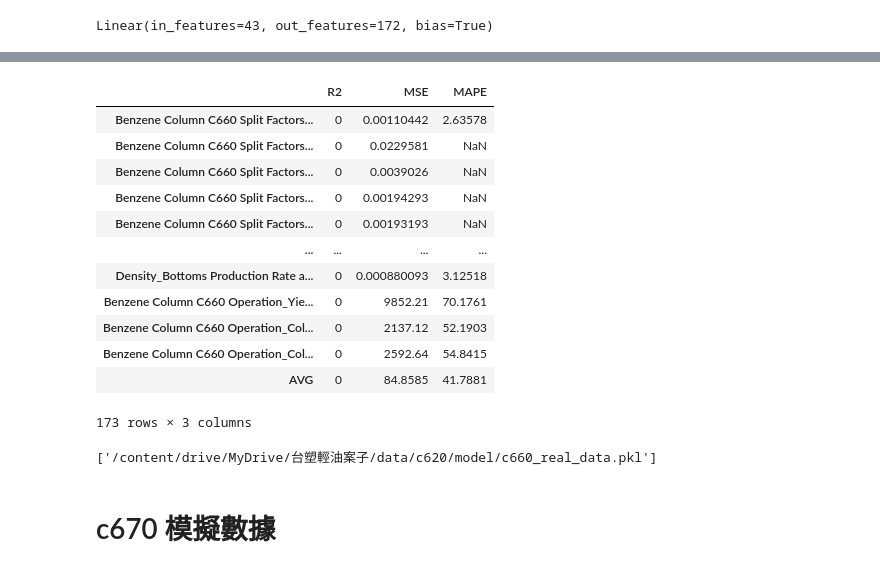
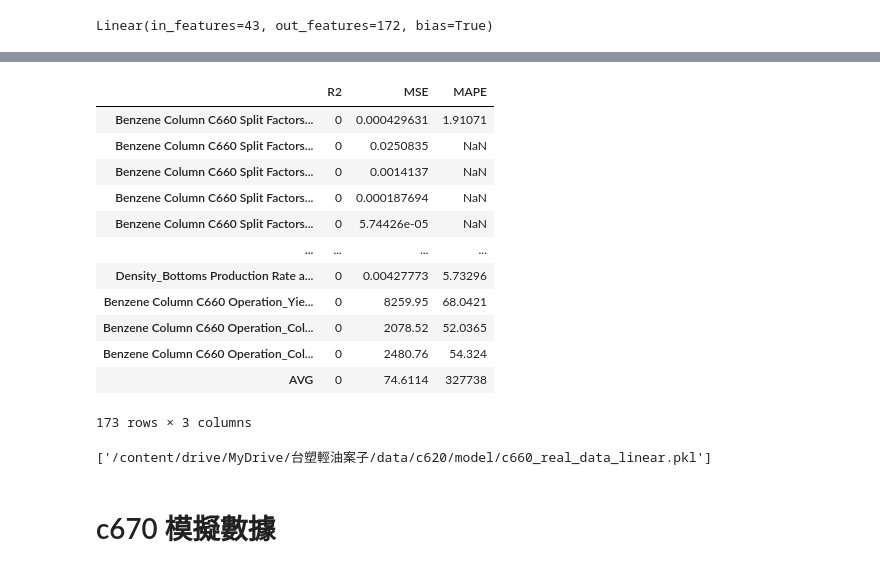
Before and after one commit to skywalker0803r/c620, a Jupyter notebook: notebook/linear_model.ipynb, the cells around one changed output, grey strips where cells are left out. Cells and saved outputs as stored; diff of their text form; code cells hidden in the pictures.

```diff
--- a/notebook/linear_model.ipynb
+++ b/notebook/linear_model.ipynb
@@ -151,25 +151,25 @@ epoch:0 train_loss:1.0850 valid_loss:1.1283
 <autorch.utils.part.PartBulider at 0x...>
 # %%
-c660_model.test(e=0.02)
+c660_model.test()
 # %% [output]
 |  | R2 | MSE | MAPE |
-| Benzene Column C660 Split Factors... | 0 | 0.00110442 | 2.63578 |
-| Benzene Column C660 Split Factors... | 0 | 0.0229581 | NaN |
-| Benzene Column C660 Split Factors... | 0 | 0.0039026 | NaN |
-| Benzene Column C660 Split Factors... | 0 | 0.00194293 | NaN |
-| Benzene Column C660 Split Factors... | 0 | 0.00193193 | NaN |
+| Benzene Column C660 Split Factors... | 0 | 0.000429631 | 1.91071 |
+| Benzene Column C660 Split Factors... | 0 | 0.0250835 | NaN |
+| Benzene Column C660 Split Factors... | 0 | 0.0014137 | NaN |
+| Benzene Column C660 Split Factors... | 0 | 0.000187694 | NaN |
+| Benzene Column C660 Split Factors... | 0 | 5.74426e-05 | NaN |
 | ... | ... | ... | ... |
-| Density_Bottoms Production Rate a... | 0 | 0.000880093 | 3.12518 |
-| Benzene Column C660 Operation_Yie... | 0 | 9852.21 | 70.1761 |
-| Benzene Column C660 Operation_Col... | 0 | 2137.12 | 52.1903 |
-| Benzene Column C660 Operation_Col... | 0 | 2592.64 | 54.8415 |
-| AVG | 0 | 84.8585 | 41.7881 |
+| Density_Bottoms Production Rate a... | 0 | 0.00427773 | 5.73296 |
+| Benzene Column C660 Operation_Yie... | 0 | 8259.95 | 68.0421 |
+| Benzene Column C660 Operation_Col... | 0 | 2078.52 | 52.0365 |
+| Benzene Column C660 Operation_Col... | 0 | 2480.76 | 54.324 |
+| AVG | 0 | 74.6114 | 327738 |
 173 rows × 3 columns
 # %%
 # save
-joblib.dump(c660_model,'/content/drive/MyDrive/台塑輕油案子/data/c620/model/c660_real_data.pkl')
+joblib.dump(c660_model,'/content/drive/MyDrive/台塑輕油案子/data/c620/model/c660_real_data_linear.pkl')
 # %% [output]
-['/content/drive/MyDrive/台塑輕油案子/data/c620/model/c660_real_data.pkl']
+['/content/drive/MyDrive/台塑輕油案子/data/c620/model/c660_real_data_linear.pkl']
 # %% [markdown]
 # c670 模擬數據
 # %%
```
Also changed, not shown: parts of 13 cells of this notebook.
